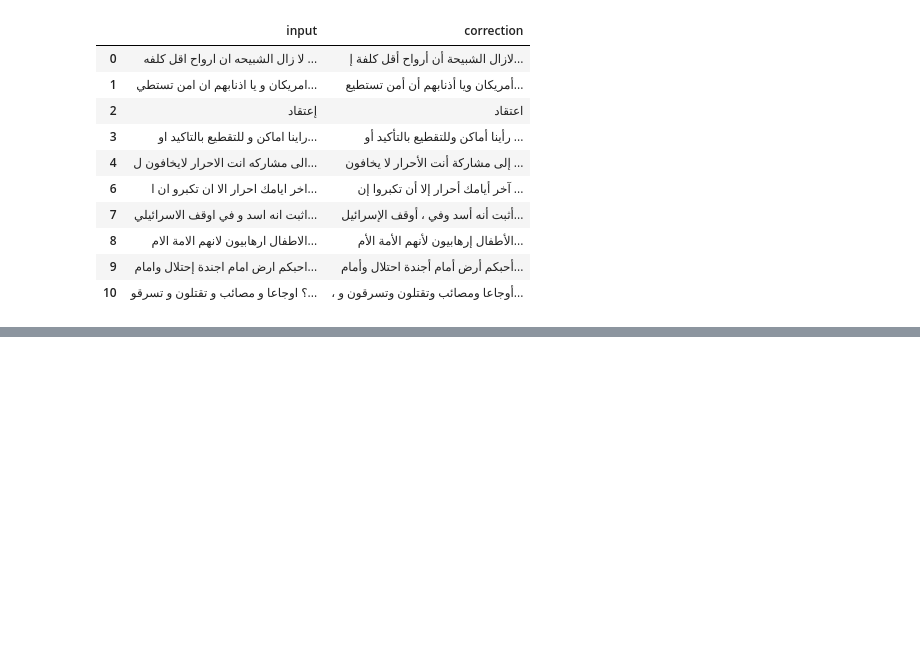
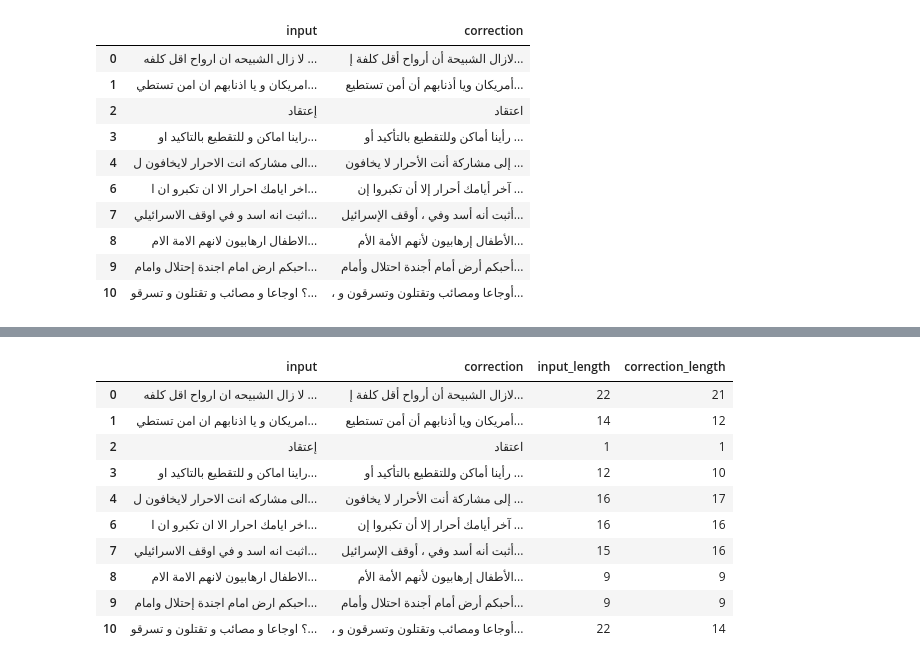
Before and after one commit to Abubakrhegazi/Arabic-Grammar-AutoCorrection, a Jupyter notebook: Arabic_GED_GEC.ipynb, the cells around one changed output, grey strips where cells are left out. Saved outputs shown, nothing was run; the diff lists cells and outputs as text; code cells hidden in the pictures; blank space fills up the shorter version.

```diff
--- a/Arabic_GED_GEC.ipynb
+++ b/Arabic_GED_GEC.ipynb
@@ -393,0 +509,14 @@ df.head(10)
+# %%
+df.head(10)
+# %% [output]
+|  | input | correction | input_length | correction_length |
+| 0 | لا زال الشبيحه ان ارواح اقل كلفه ... | لازال الشبيحة أن أرواح أقل كلفة إ... | 22 | 21 |
+| 1 | امريكان و يا اذنابهم ان امن تستطي... | أمريكان ويا أذنابهم أن أمن تستطيع... | 14 | 12 |
+| 2 | إعتقاد | اعتقاد | 1 | 1 |
+| 3 | راينا اماكن و للتقطيع بالتاكيد او... | رأينا أماكن وللتقطيع بالتأكيد أو ... | 12 | 10 |
+| 4 | الى مشاركه انت الاحرار لايخافون ل... | إلى مشاركة أنت الأحرار لا يخافون ... | 16 | 17 |
+| 6 | اخر ايامك احرار الا ان تكبرو ان ا... | آخر أيامك أحرار إلا أن تكبروا إن ... | 16 | 16 |
+| 7 | اثبت انه اسد و في اوقف الاسرائيلي... | أثبت أنه أسد وفي ، أوقف الإسرائيل... | 15 | 16 |
+| 8 | الاطفال ارهابيون لانهم الامة الام... | الأطفال إرهابيون لأنهم الأمة الأم... | 9 | 9 |
+| 9 | احبكم ارض امام اجندة إحتلال وامام... | أحبكم أرض أمام أجندة احتلال وأمام... | 9 | 9 |
+| 10 | ؟ اوجاعا و مصائب و تقتلون و تسرقو... | ، أوجاعا ومصائب وتقتلون وتسرقون و... | 22 | 14 |
```
Also changed, not shown: parts of 10 cells of this notebook.
